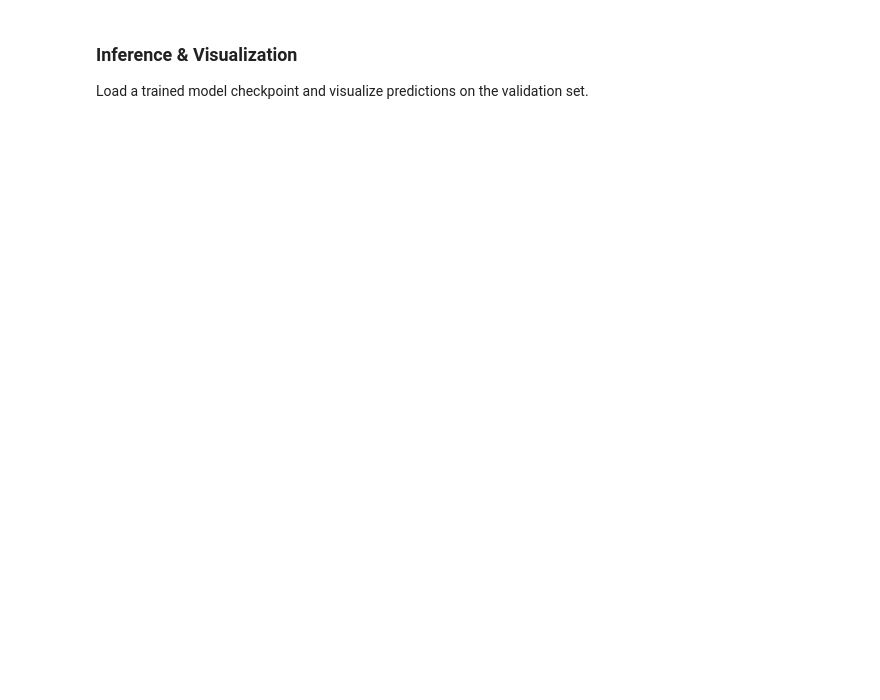
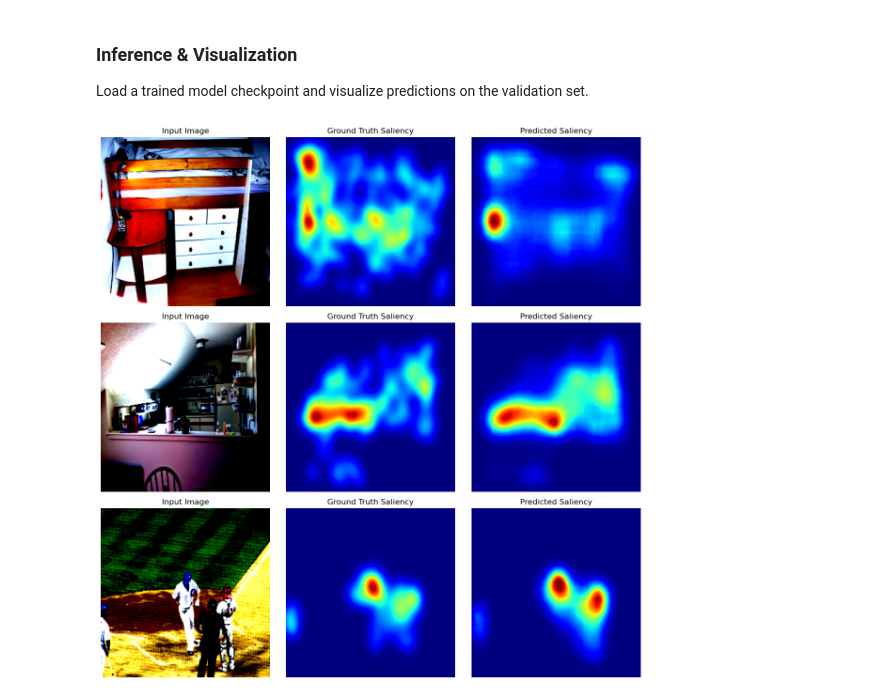
Before and after one commit to Roncooo/NNDL_Vision-Based-Saliency-Prediction, a Jupyter notebook: run.ipynb, the cells around one changed output. Saved outputs shown, nothing was run; the diff lists cells and outputs as text; code cells hidden in the pictures; blank space fills up the shorter version.

Commit message:
Fix in the checkpoint loading for inference

```diff
--- a/run.ipynb
+++ b/run.ipynb
@@ -29,7 +30,7 @@ for d in [PLOT_DIR, CHECKPOINT_DIR, HISTORY_DIR]:
 ### Training
 Run the training loop for the selected experiments. History will be saved to disk so you can plot later without retraining.
 # %%
-experiments = ["multiscale"] # e.g., ["baseline", "multiscale", "transformer"]
+experiments = ["transformer_combined"] # e.g., ["baseline", "multiscale", "transformer"]
 
 # Dictionary to store history in memory
 all_histories = {}
@@ -103,17 +164,23 @@ for name, history in all_histories.items():
 Load a trained model checkpoint and visualize predictions on the validation set.
 # %%
 # Pick the experiment and checkpoint to load
-experiment_name = "multiscale"
-# checkpoint_path = "checkpoints/best_model_multiscale_...pth" # FILL THIS IN
-checkpoint_path = None
+EXPERIMENT = "transformer_combined"
+CKPT_PATH = None          # None -> newest matching checkpoint in checkpoints/
 
-if checkpoint_path and os.path.exists(checkpoint_path):
+if CKPT_PATH is None:
+    # NOT a plain glob: "best_model_multiscale_*" would also match
+    # "best_model_multiscale_skip_*" and load the wrong model's weights
+    CKPT_PATH = find_latest_checkpoint(EXPERIMENT)
+
+if not (CKPT_PATH and os.path.exists(CKPT_PATH)):
+    print("Please specify a valid checkpoint_path to run inference.")
+else:
     device = torch.device("cuda" if torch.cuda.is_available() else "mps" if torch.backends.mps.is_available() else "cpu")
-    config = get_config(experiment_name)
+    config = get_config(EXPERIMENT)
 
     # Build model and load weights
     model = build_model(config.model).to(device)
-    model.load_state_dict(torch.load(checkpoint_path, map_location=device))
+    epoch, best_val_loss = load_checkpoint(CKPT_PATH, model, device=device)
     model.eval()
 
     # Get dataloaders
@@ -132,33 +199,33 @@ if checkpoint_path and os.path.exists(checkpoint_path):
     preds = preds.cpu().numpy()
 
     # Visualize the first 3 images in the batch
     num_to_show = min(3, images.shape[0])
     fig, axes = plt.subplots(num_to_show, 3, figsize=(12, 4 * num_to_show))
 
     for i in range(num_to_show):
         # Denormalize image if necessary (assuming standard ImageNet norm or [0,1] range)
         # Adjust this depending on your data.py transformations
         img = np.transpose(images[i], (1, 2, 0))
         img = np.clip(img, 0, 1) # simple clip, update if using mean/std normalization
 
         gt_map = gts[i][0]
         pred_map = preds[i][0]
 
         axes[i, 0].imshow(img)
         axes[i, 0].set_title("Input Image")
         axes[i, 0].axis('off')
 
         axes[i, 1].imshow(gt_map, cmap='jet')
         axes[i, 1].set_title("Ground Truth Saliency")
         axes[i, 1].axis('off')
 
         axes[i, 2].imshow(pred_map, cmap='jet')
         axes[i, 2].set_title("Predicted Saliency")
         axes[i, 2].axis('off')
 
     plt.tight_layout()
     if SAVE_PLOTS:
-        plt.savefig(os.path.join(PLOT_DIR, f"{experiment_name}_inference.png"), bbox_inches='tight')
+        plt.savefig(os.path.join(PLOT_DIR, f"{EXPERIMENT}_inference.png"), bbox_inches='tight')
     plt.show()
-else:
-    print("Please specify a valid checkpoint_path to run inference.")
+# %% [output]
+[figure, added]
```
Also changed, not shown: parts of 3 cells of this notebook.
